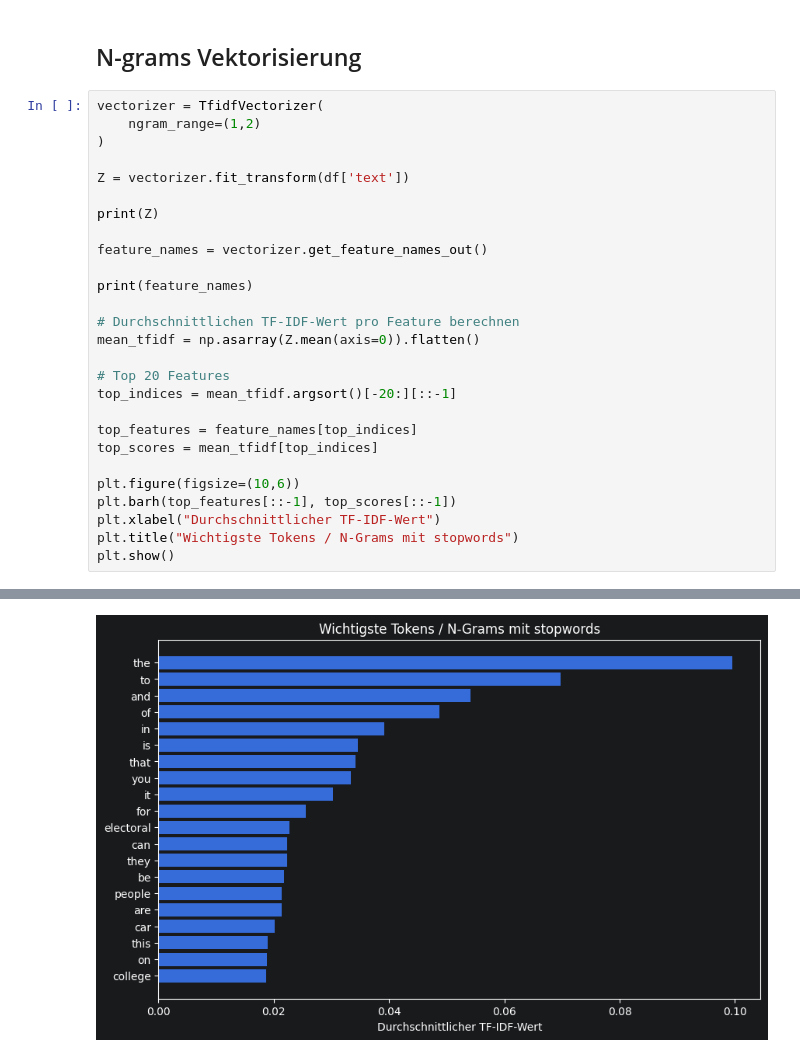
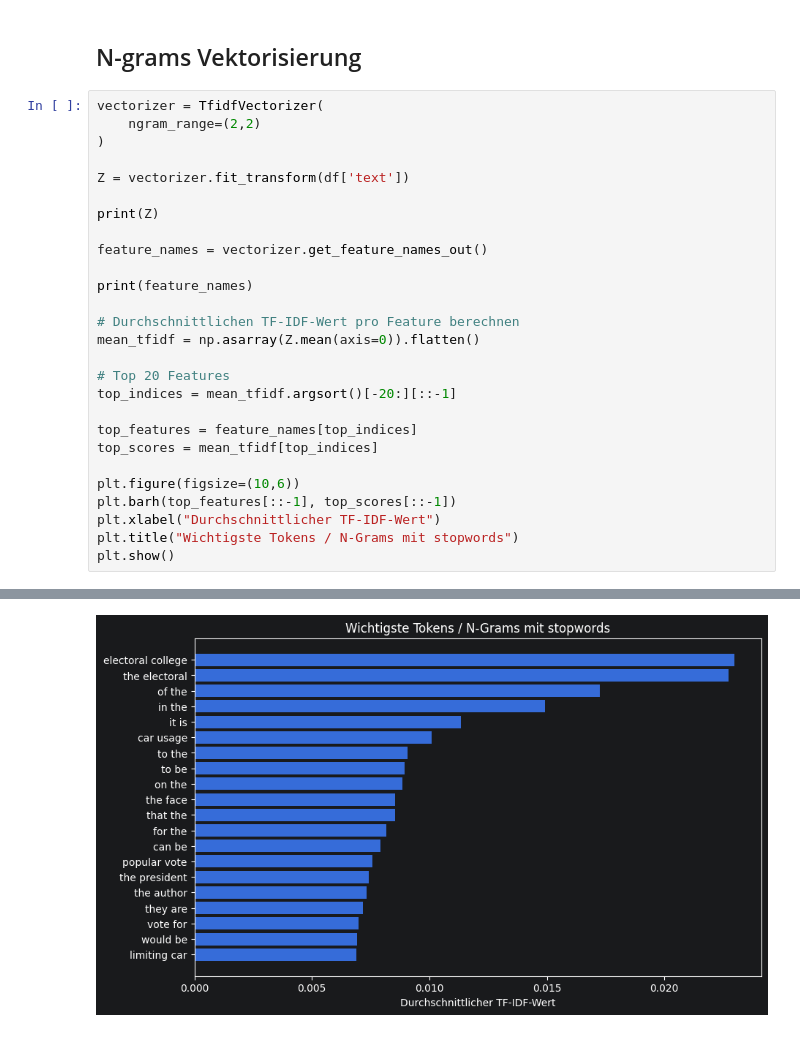
Before and after one commit to TheAmarok/Neue-Konzepte-Gruppe-9, a Jupyter notebook: Notebook.ipynb, the cells around one changed output, grey strips where cells are left out. Drawn from its saved outputs; the diff is of its cells as text.

```diff
--- a/Notebook.ipynb
+++ b/Notebook.ipynb
@@ -1221,7 +1221,7 @@ feature_scores.sort_values(by='Gewichtung', ascending=False).head(40)
 ## N-grams Vektorisierung
 # %%
 vectorizer = TfidfVectorizer(
-    ngram_range=(1,2)
+    ngram_range=(2,2)
 )
 
 Z = vectorizer.fit_transform(df['text'])
@@ -1267,3 +1267,3 @@ plt.show()
-[figure, old version]
+[figure, new version]
 # %%
 vectorizer = TfidfVectorizer(
```
Also changed, not shown: parts of 2 cells of this notebook.
